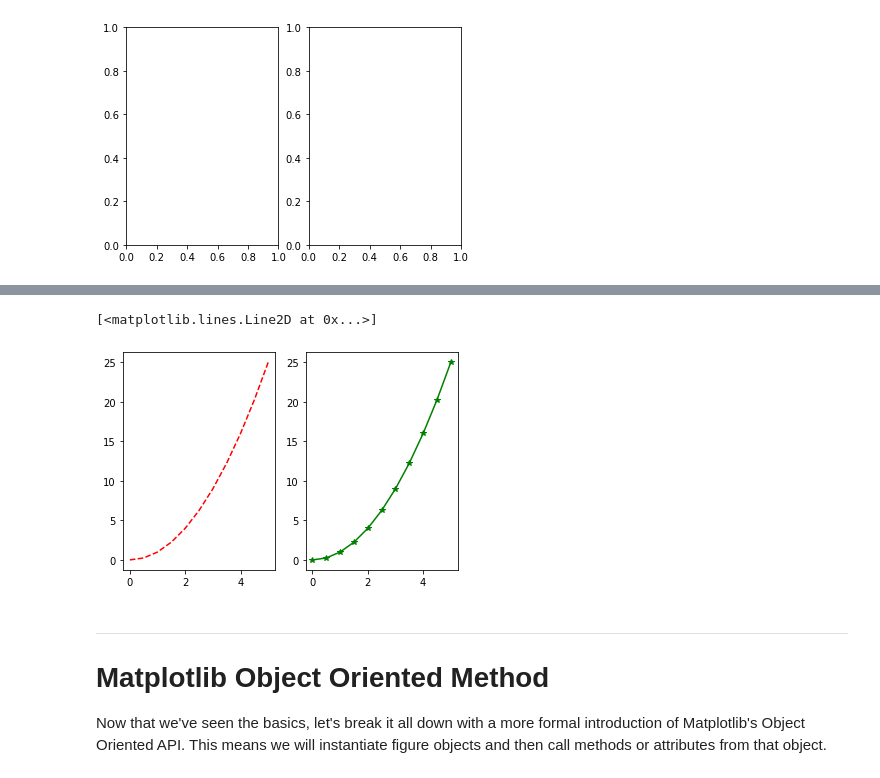
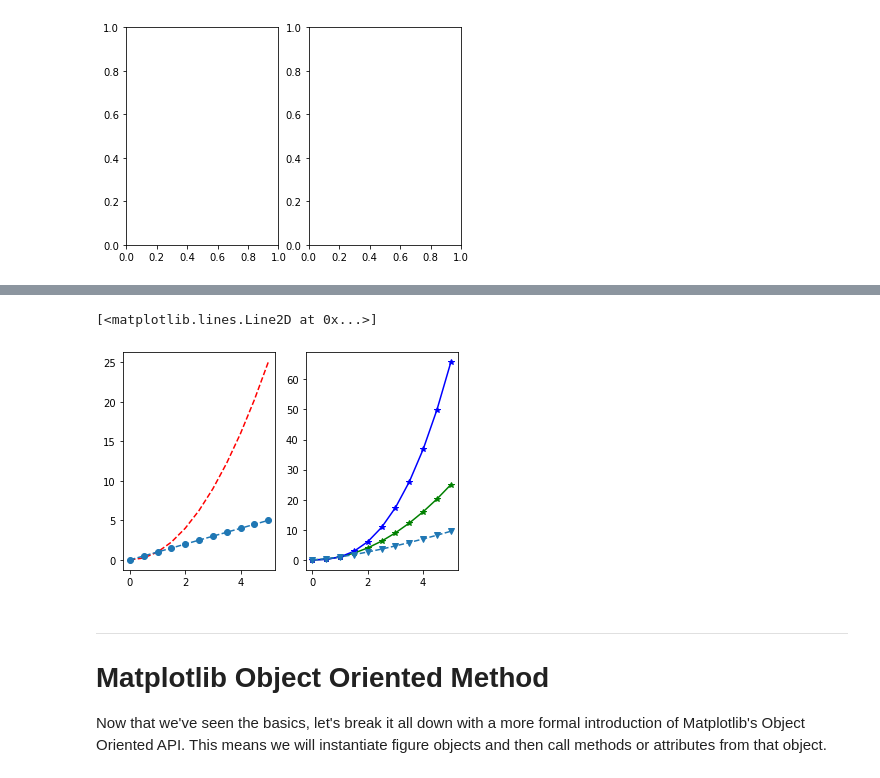
Before and after one commit to anirudhjayaraman/Python-DS-ML-Bootcamp, a Jupyter notebook: 05-Data-Visualization-with-Matplotlib/01-Matplotlib Concepts Lecture.ipynb, the cells around one changed output, grey strips where cells are left out. Cells and saved outputs as stored; diff of their text form; code cells hidden in the pictures.

```diff
--- a/05-Data-Visualization-with-Matplotlib/01-Matplotlib Concepts Lecture.ipynb
+++ b/05-Data-Visualization-with-Matplotlib/01-Matplotlib Concepts Lecture.ipynb
@@ -61,7 +57,3 @@ len(np.linspace(0, 5, 45))
 print(x)
 # %% [output]
 [0.  0.5 1.  1.5 2.  2.5 3.  3.5 4.  4.5 5. ]
-# %%
-import numpy as np
-x = np.linspace(0, 5, 11)
-y = x ** 2
@@ -105,11 +104,14 @@ plt.subplot(1,2,2)
 # %%
 plt.subplot(1,2,1)
 plt.plot(x, y, 'r--')
+plt.plot(x, y**0.5, 'o--')
 plt.subplot(1,2,2)
 plt.plot(x, y, 'g*-')
+plt.plot(x, y**1.3, 'b*-')
+plt.plot(x, y**0.7, 'v--')
 # %% [output]
 [<matplotlib.lines.Line2D at 0x...>]
-[figure, old version]
+[figure, new version]
 # %% [markdown]
 ___
 # Matplotlib Object Oriented Method
```
Also changed, not shown: parts of 21 cells of this notebook, 5 other files.
